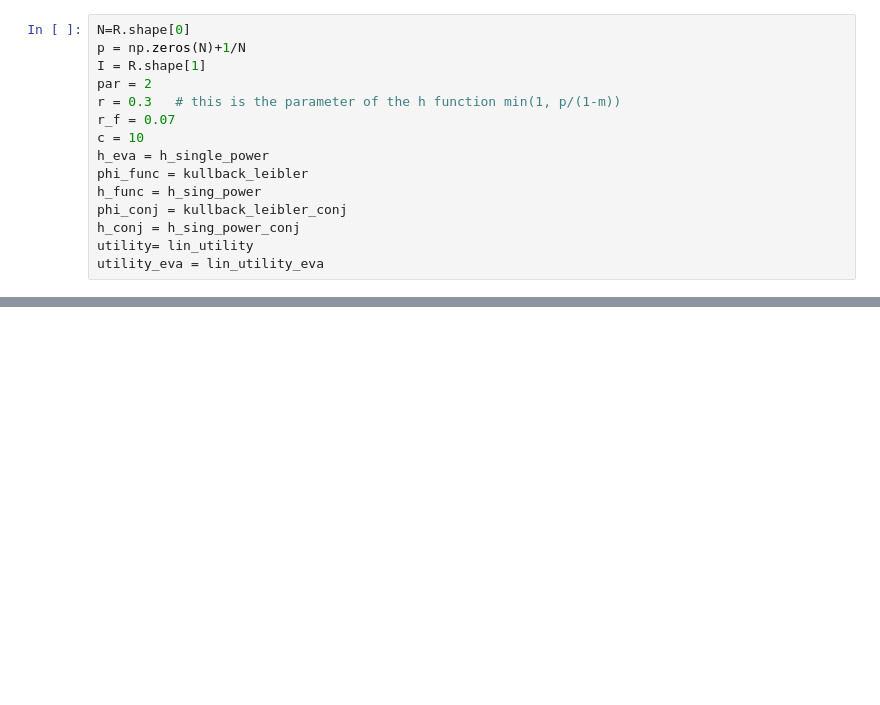
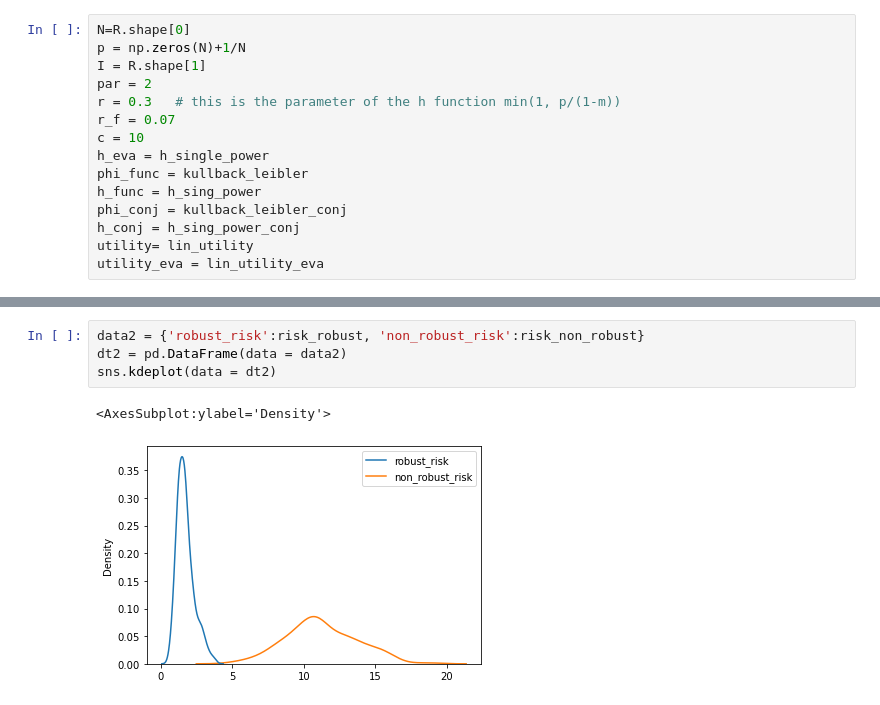
Before and after one commit to GuanJinNL/Robust_Optimization_Risk_Measures, a Jupyter notebook: Return_Data.ipynb, the cells around one changed output, grey strips where cells are left out. Drawn from its saved outputs; the diff is of its cells as text; blank space fills up the shorter version.

```diff
--- a/Return_Data.ipynb
+++ b/Return_Data.ipynb
@@ -439,0 +483,7 @@ print(len(prob))
+# %%
+data2 = {'robust_risk':risk_robust, 'non_robust_risk':risk_non_robust}
+dt2 = pd.DataFrame(data = data2)
+sns.kdeplot(data = dt2)
+# %% [output]
+<AxesSubplot:ylabel='Density'>
+[figure, added]
```
Also changed, not shown: parts of 10 cells of this notebook.
